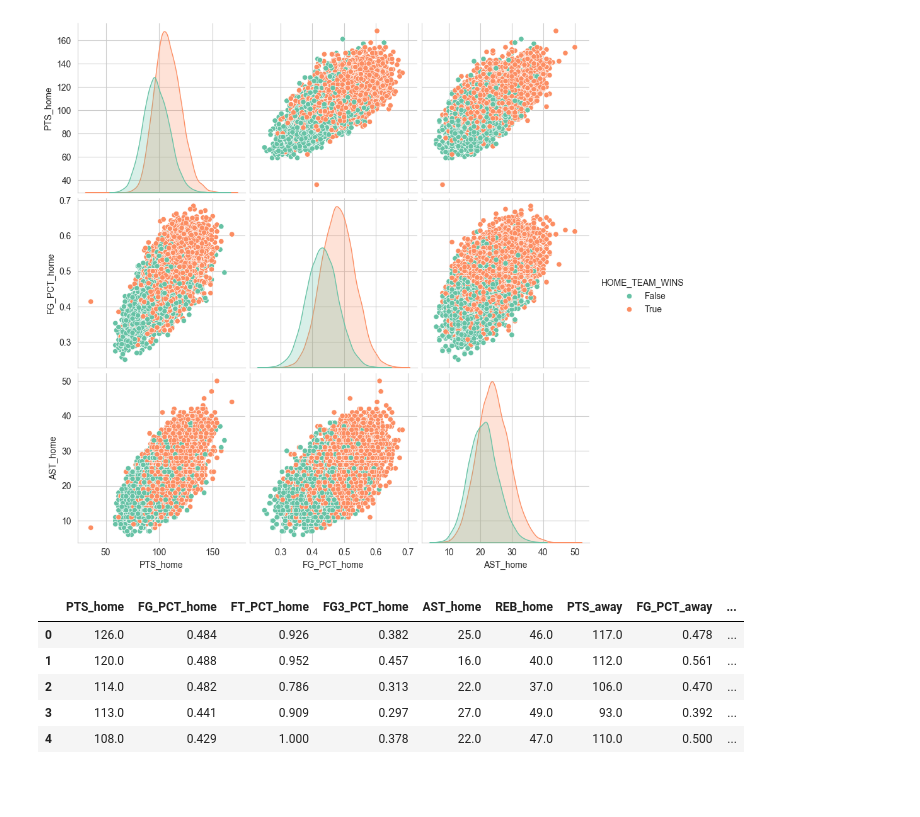
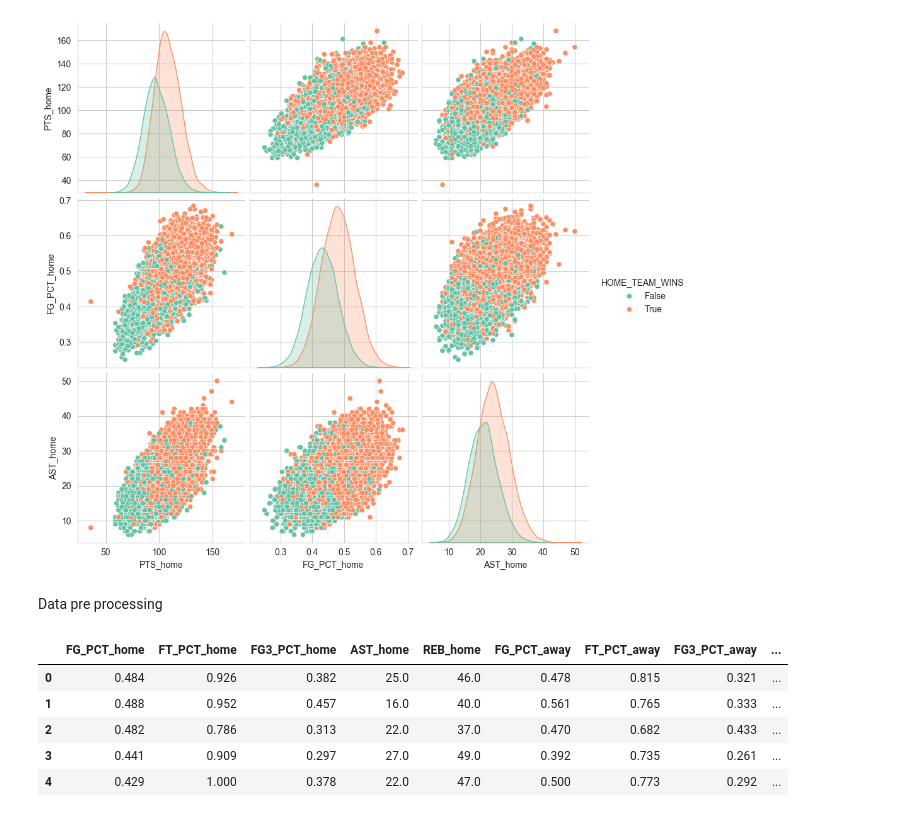
Before and after one commit to bendorevitch/MLproject, a Jupyter notebook: model/model.ipynb, the cells around one changed output. Cells and saved outputs as stored; diff of their text form; code cells hidden in the pictures; blank space fills up the shorter version.

```diff
--- a/model/model.ipynb
+++ b/model/model.ipynb
@@ -20,16 +33,19 @@ sns.pairplot(
 # %% [output]
 <seaborn.axisgrid.PairGrid at 0x...>
 [figure]
+# %% [markdown]
+Data pre processing
 # %%
-df = games[['PTS_home','FG_PCT_home','FT_PCT_home','FG3_PCT_home','AST_home','REB_home','PTS_away','FG_PCT_away','FT_PCT_away','FG3_PCT_away','AST_away','REB_away','HOME_TEAM_WINS']]
+#selecting needed columns
+df = games[['FG_PCT_home','FT_PCT_home','FG3_PCT_home','AST_home','REB_home','FG_PCT_away','FT_PCT_away','FG3_PCT_away','AST_away','REB_away','HOME_TEAM_WINS']]
 df.head(5)
 # %% [output]
-|  | PTS_home | FG_PCT_home | FT_PCT_home | FG3_PCT_home | AST_home | REB_home | PTS_away | FG_PCT_away | ... |
-| 0 | 126.0 | 0.484 | 0.926 | 0.382 | 25.0 | 46.0 | 117.0 | 0.478 | ... |
-| 1 | 120.0 | 0.488 | 0.952 | 0.457 | 16.0 | 40.0 | 112.0 | 0.561 | ... |
-| 2 | 114.0 | 0.482 | 0.786 | 0.313 | 22.0 | 37.0 | 106.0 | 0.470 | ... |
-| 3 | 113.0 | 0.441 | 0.909 | 0.297 | 27.0 | 49.0 | 93.0 | 0.392 | ... |
-| 4 | 108.0 | 0.429 | 1.000 | 0.378 | 22.0 | 47.0 | 110.0 | 0.500 | ... |
+|  | FG_PCT_home | FT_PCT_home | FG3_PCT_home | AST_home | REB_home | FG_PCT_away | FT_PCT_away | FG3_PCT_away | ... |
+| 0 | 0.484 | 0.926 | 0.382 | 25.0 | 46.0 | 0.478 | 0.815 | 0.321 | ... |
+| 1 | 0.488 | 0.952 | 0.457 | 16.0 | 40.0 | 0.561 | 0.765 | 0.333 | ... |
+| 2 | 0.482 | 0.786 | 0.313 | 22.0 | 37.0 | 0.470 | 0.682 | 0.433 | ... |
+| 3 | 0.441 | 0.909 | 0.297 | 27.0 | 49.0 | 0.392 | 0.735 | 0.261 | ... |
+| 4 | 0.429 | 1.000 | 0.378 | 22.0 | 47.0 | 0.500 | 0.773 | 0.292 | ... |
 # %%
 #remove rows with null
 df=df.dropna()
```
Also changed, not shown: parts of 12 cells of this notebook, 3 other files.
